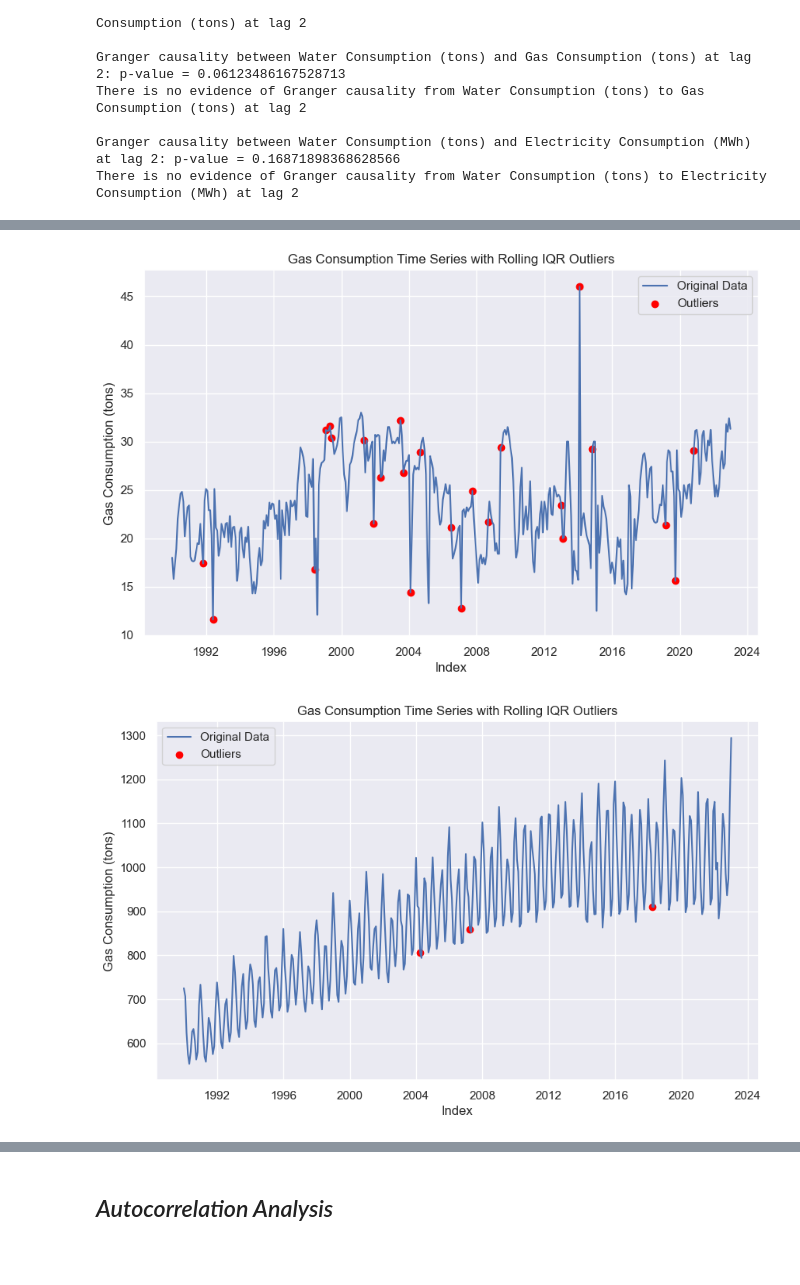
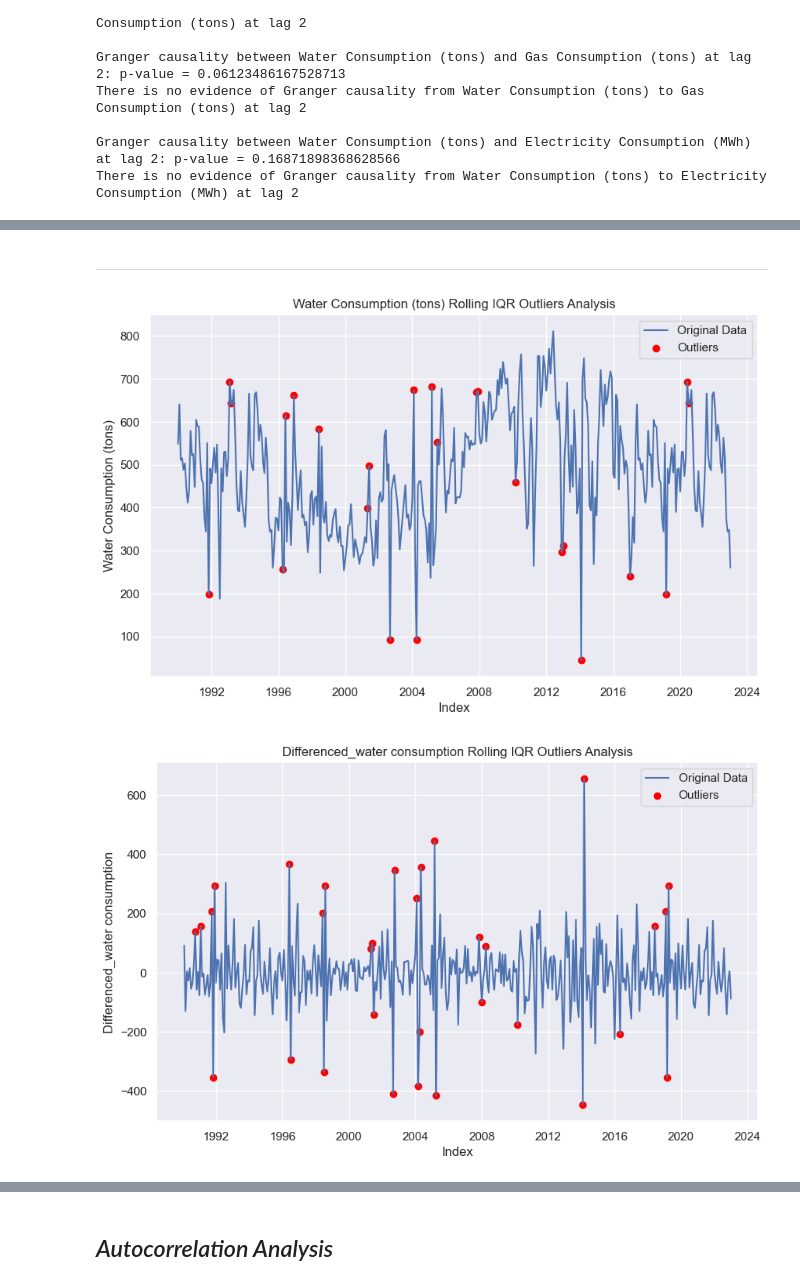
Before and after one commit to ahmakhoo/Forecasting-Clustering-Project, a Jupyter notebook: CA2 part 1.ipynb, the cells around one changed output, grey strips where cells are left out. Drawn from its saved outputs; the diff is of its cells as text; code cells hidden in the pictures; blank space fills up the shorter version.

Commit message:
Basically finish EDA for time series

```diff
--- a/CA2 part 1.ipynb
+++ b/CA2 part 1.ipynb
@@ -687,19 +765,0 @@ There is no evidence of Granger causality from Water Consumption (tons) to Elect
-# %%
-
-def detect_rolling_outliers_iqr(time_series, window_size=5, k=3):
-    outliers = []
-    for i in range(len(time_series)):
-        start_index = max(0, i - window_size + 1)
-        end_index = i + 1
-        subset = time_series[start_index:end_index]
-
-        q1 = np.percentile(subset, 25)
-        q3 = np.percentile(subset, 75)
-        iqr = q3 - q1
-        lower_bound = q1 - k * iqr
-        upper_bound = q3 + k * iqr
-
-        is_outlier = (time_series[i] < lower_bound) or (time_series[i] > upper_bound)
-        outliers.append(is_outlier)
-
-    return outliers
@@ -706,6 +794,8 @@ def detect_rolling_outliers_iqr(time_series, window_size=5, k=3):
+# %% [markdown]
+---
 # %%
 # Example usage
-time_series = df['Gas Consumption (tons)']
+time_series = df['Water Consumption (tons)']
 outliers = detect_rolling_outliers_iqr(time_series)
 
 # Print the true outlier values
@@ -713,41 +803,20 @@ outlier_values = time_series[outliers]
 outliers_df = pd.DataFrame({'Outlier Values': outlier_values})
 
 #outliers_df
-
-plt.figure(figsize=(10, 6))
-plt.plot(time_series, label='Original Data')
-
-# Plot the outliers
-plt.scatter(outliers_df.index, outliers_df['Outlier Values'], color='red', label='Outliers')
-
-plt.xlabel('Index')
-plt.ylabel('Gas Consumption (tons)')
-plt.title('Gas Consumption Time Series with Rolling IQR Outliers')
-plt.legend()
-plt.show()
+plot_time_series_with_outliers(time_series, outliers, 'Water Consumption (tons)')
 # %% [output]
-[figure, old version]
+[figure, new version]
 # %%
 # Example usage
-time_series = df['Electricity Consumption (MWh)']
+time_series = df1['Differenced_water']
 outliers = detect_rolling_outliers_iqr(time_series)
 
 # Print the true outlier values
 outlier_values = time_series[outliers]
 outliers_df = pd.DataFrame({'Outlier Values': outlier_values})
 
 #outliers_df
 
-plt.figure(figsize=(10, 6))
-plt.plot(time_series, label='Original Data')
-
-# Plot the outliers
-plt.scatter(outliers_df.index, outliers_df['Outlier Values'], color='red', label='Outliers')
-
-plt.xlabel('Index')
-plt.ylabel('Gas Consumption (tons)')
-plt.title('Gas Consumption Time Series with Rolling IQR Outliers')
-plt.legend()
-plt.show()
+plot_time_series_with_outliers(time_series, outliers, 'Differenced_water consumption')
 # %% [output]
-[figure, old version]
+[figure, new version]
```
Also changed, not shown: parts of 19 cells of this notebook.
